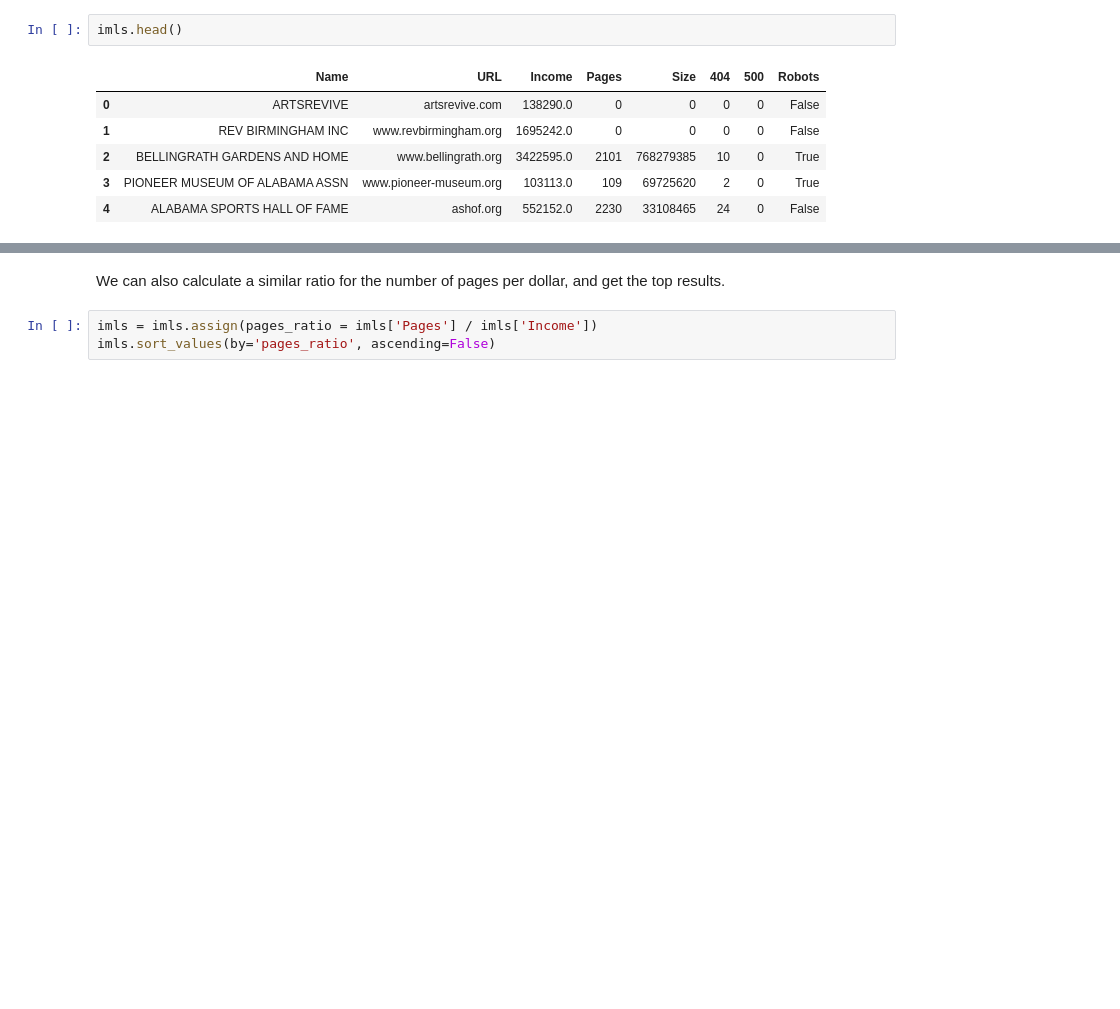
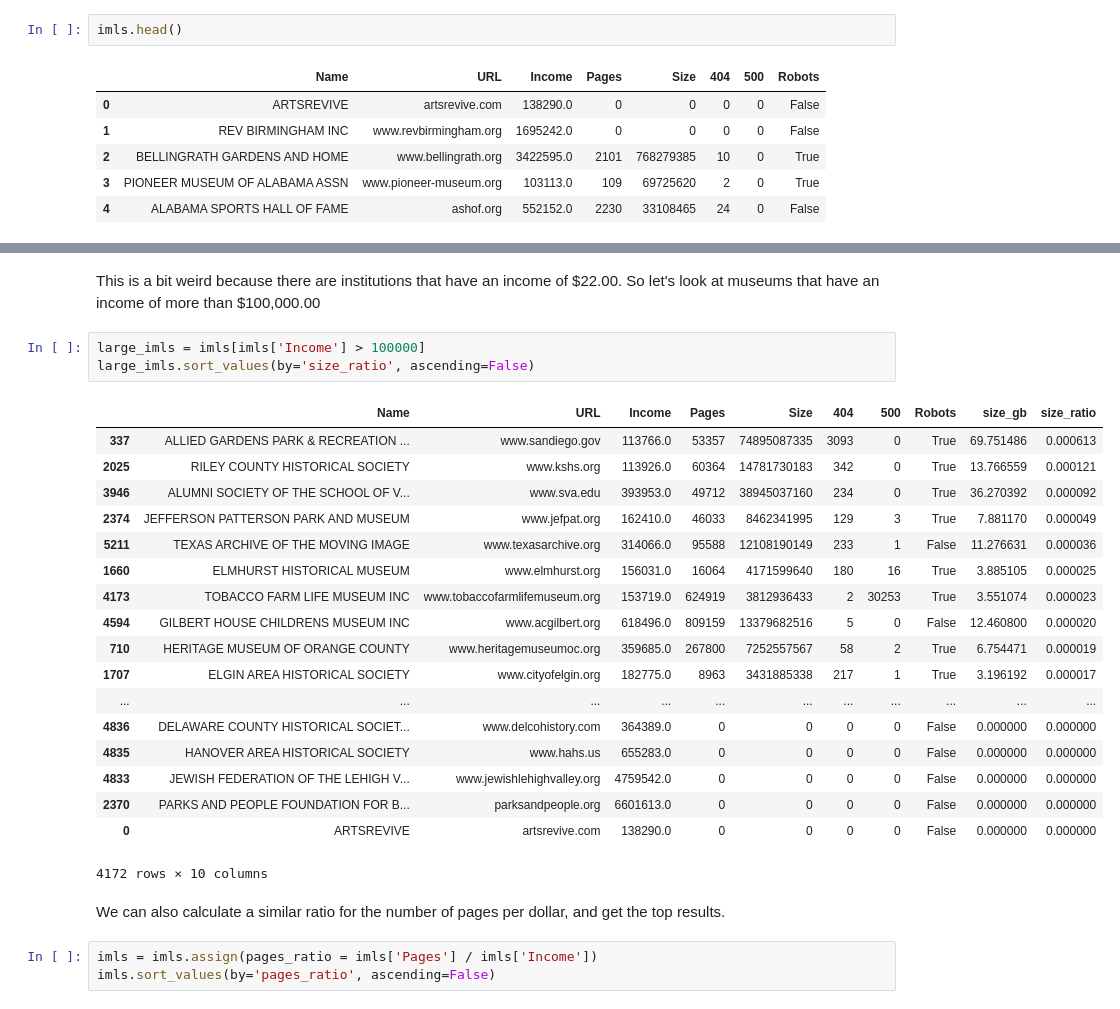
Before and after one commit to edsu/imls-cdx, a Jupyter notebook: Notebook.ipynb, the cells around one changed output, grey strips where cells are left out. Drawn from its saved outputs; the diff is of its cells as text; blank space fills up the shorter version.

```diff
--- a/Notebook.ipynb
+++ b/Notebook.ipynb
@@ -63,3 +99,27 @@ imls.sort_values(by="size_ratio", ascending=False)
+# %% [markdown]
+This is a bit weird because there are institutions that have an income of \$22.00. So let's look at museums that have an income of more than \$100,000.00
+# %%
+large_imls = imls[imls['Income'] > 100000]
+large_imls.sort_values(by='size_ratio', ascending=False)
+# %% [output]
+|  | Name | URL | Income | Pages | Size | 404 | 500 | Robots | size_gb | size_ratio |
+| 337 | ALLIED GARDENS PARK & RECREATION ... | www.sandiego.gov | 113766.0 | 53357 | 74895087335 | 3093 | 0 | True | 69.751486 | 0.000613 |
+| 2025 | RILEY COUNTY HISTORICAL SOCIETY | www.kshs.org | 113926.0 | 60364 | 14781730183 | 342 | 0 | True | 13.766559 | 0.000121 |
+| 3946 | ALUMNI SOCIETY OF THE SCHOOL OF V... | www.sva.edu | 393953.0 | 49712 | 38945037160 | 234 | 0 | True | 36.270392 | 0.000092 |
+| 2374 | JEFFERSON PATTERSON PARK AND MUSEUM | www.jefpat.org | 162410.0 | 46033 | 8462341995 | 129 | 3 | True | 7.881170 | 0.000049 |
+| 5211 | TEXAS ARCHIVE OF THE MOVING IMAGE | www.texasarchive.org | 314066.0 | 95588 | 12108190149 | 233 | 1 | False | 11.276631 | 0.000036 |
+| 1660 | ELMHURST HISTORICAL MUSEUM | www.elmhurst.org | 156031.0 | 16064 | 4171599640 | 180 | 16 | True | 3.885105 | 0.000025 |
+| 4173 | TOBACCO FARM LIFE MUSEUM INC | www.tobaccofarmlifemuseum.org | 153719.0 | 624919 | 3812936433 | 2 | 30253 | True | 3.551074 | 0.000023 |
+| 4594 | GILBERT HOUSE CHILDRENS MUSEUM INC | www.acgilbert.org | 618496.0 | 809159 | 13379682516 | 5 | 0 | False | 12.460800 | 0.000020 |
+| 710 | HERITAGE MUSEUM OF ORANGE COUNTY | www.heritagemuseumoc.org | 359685.0 | 267800 | 7252557567 | 58 | 2 | True | 6.754471 | 0.000019 |
+| 1707 | ELGIN AREA HISTORICAL SOCIETY | www.cityofelgin.org | 182775.0 | 8963 | 3431885338 | 217 | 1 | True | 3.196192 | 0.000017 |
+| ... | ... | ... | ... | ... | ... | ... | ... | ... | ... | ... |
+| 4836 | DELAWARE COUNTY HISTORICAL SOCIET... | www.delcohistory.com | 364389.0 | 0 | 0 | 0 | 0 | False | 0.000000 | 0.000000 |
+| 4835 | HANOVER AREA HISTORICAL SOCIETY | www.hahs.us | 655283.0 | 0 | 0 | 0 | 0 | False | 0.000000 | 0.000000 |
+| 4833 | JEWISH FEDERATION OF THE LEHIGH V... | www.jewishlehighvalley.org | 4759542.0 | 0 | 0 | 0 | 0 | False | 0.000000 | 0.000000 |
+| 2370 | PARKS AND PEOPLE FOUNDATION FOR B... | parksandpeople.org | 6601613.0 | 0 | 0 | 0 | 0 | False | 0.000000 | 0.000000 |
+| 0 | ARTSREVIVE | artsrevive.com | 138290.0 | 0 | 0 | 0 | 0 | False | 0.000000 | 0.000000 |
+4172 rows × 10 columns
 # %% [markdown]
 We can also calculate a similar ratio for the number of pages per dollar, and get the top results.
 # %%
```
Also changed, not shown: parts of 11 cells of this notebook.
